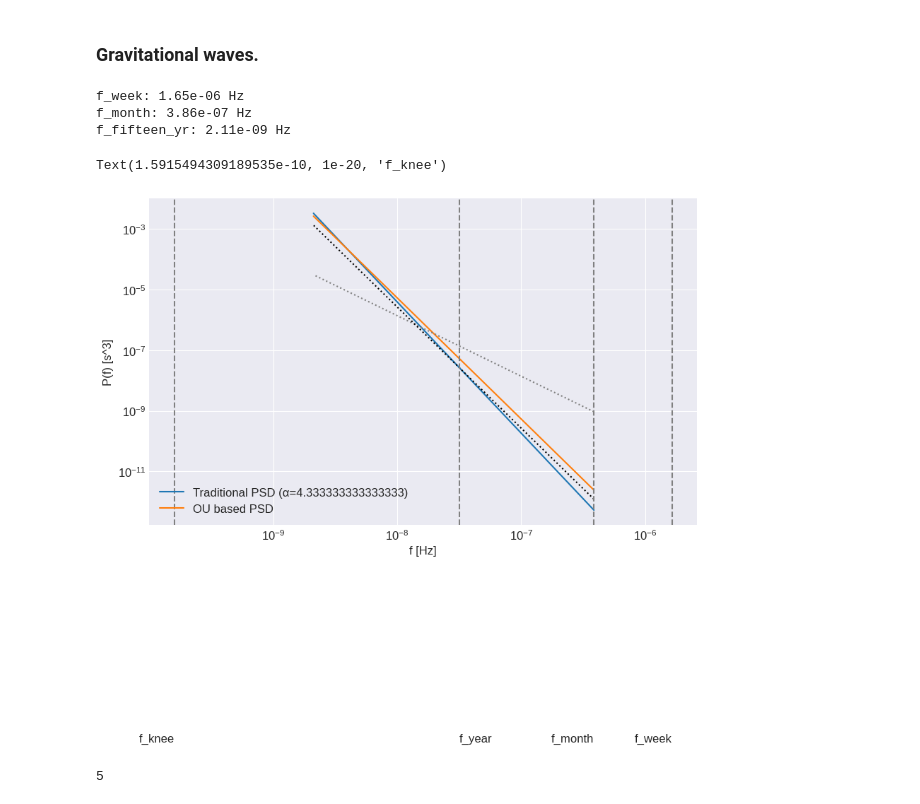
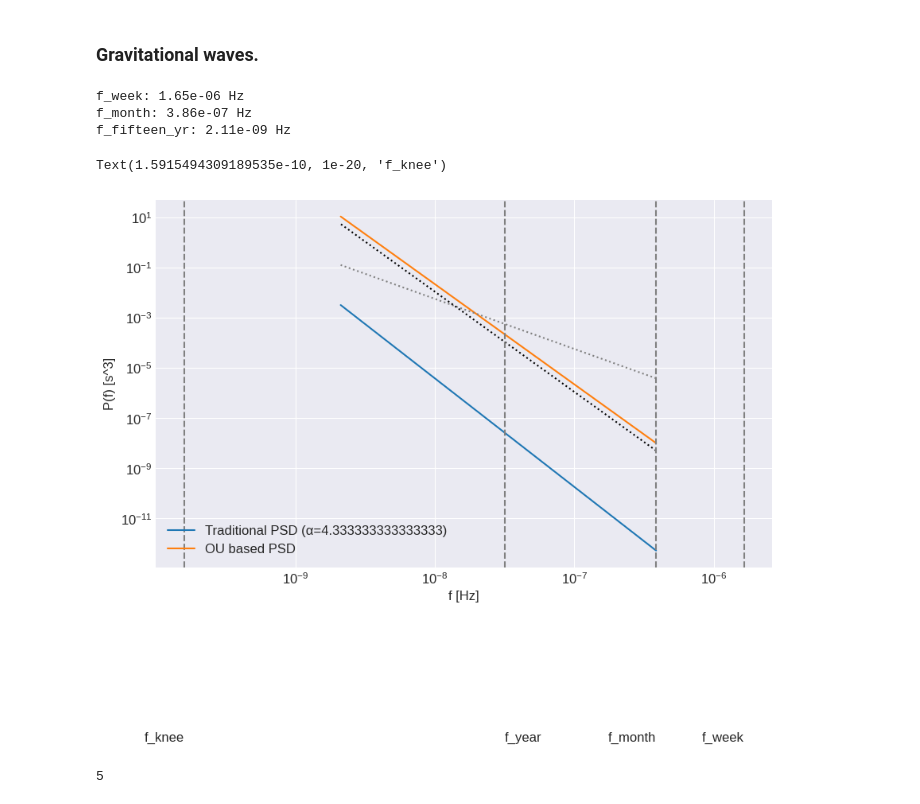
Before and after one commit to tomkimpson/Argus, a Jupyter notebook: notebooks/06.PSD_for_OU_GW_process.ipynb, the cells around one changed output. Drawn from its saved outputs; the diff is of its cells as text; code cells hidden in the pictures.

```diff
--- a/notebooks/06.PSD_for_OU_GW_process.ipynb
+++ b/notebooks/06.PSD_for_OU_GW_process.ipynb
@@ -174,7 +174,7 @@ psd_trad = power_law_psd(f_range,A,alpha) #units of s^3
 
 #OU
 gamma = 1e-9
-ha = 1e-12
+ha = 6.5e-11
 sigma2 = ha**2 * gamma / 12 # not strictly true, but for order of magnitude estimates it's fine.
 sigma = np.sqrt(sigma2)
 psd_ou = ou_psd(f=f_range,sigma=sigma,gamma=gamma)
@@ -223,34 +223,34 @@ plt.ylabel('P(f) [s^3]')
 # Plot the guide lines
 plt.loglog(f_range, psd_f_minus_2, label='$f^{-2}$ guide', color='gray', linestyle=':', linewidth=1.5)
 plt.loglog(f_range, psd_f_minus_4, label='$f^{-4}$ guide', color='black', linestyle=':', linewidth=1.5)
 
 
 
 
 
 
 
 
 plt.axvline(f_week,color='0.5',linestyle='--')
 plt.text(f_week,1e-20,'f_week',ha='right',va='bottom')
 
 plt.axvline(f_year,color='0.5',linestyle='--')
 plt.text(f_year,1e-20,'f_year',ha='left',va='bottom')
 
 
 plt.axvline(f_month,color='0.5',linestyle='--')
 plt.text(f_month,1e-20,'f_month',ha='right',va='bottom')
 
 
 f_knee = gamma / (2*np.pi)
 plt.axvline(f_knee,color='0.5',linestyle='--')
 plt.text(f_knee,1e-20,'f_knee',ha='right',va='bottom')
 # %% [output]
 f_week: 1.65e-06 Hz
 f_month: 3.86e-07 Hz
 f_fifteen_yr: 2.11e-09 Hz
 Text(1.5915494309189535e-10, 1e-20, 'f_knee')
-[figure, old version]
+[figure, new version]
 # %%
 2+3
 # %% [output]
```
Also changed, not shown: 14 other files.
